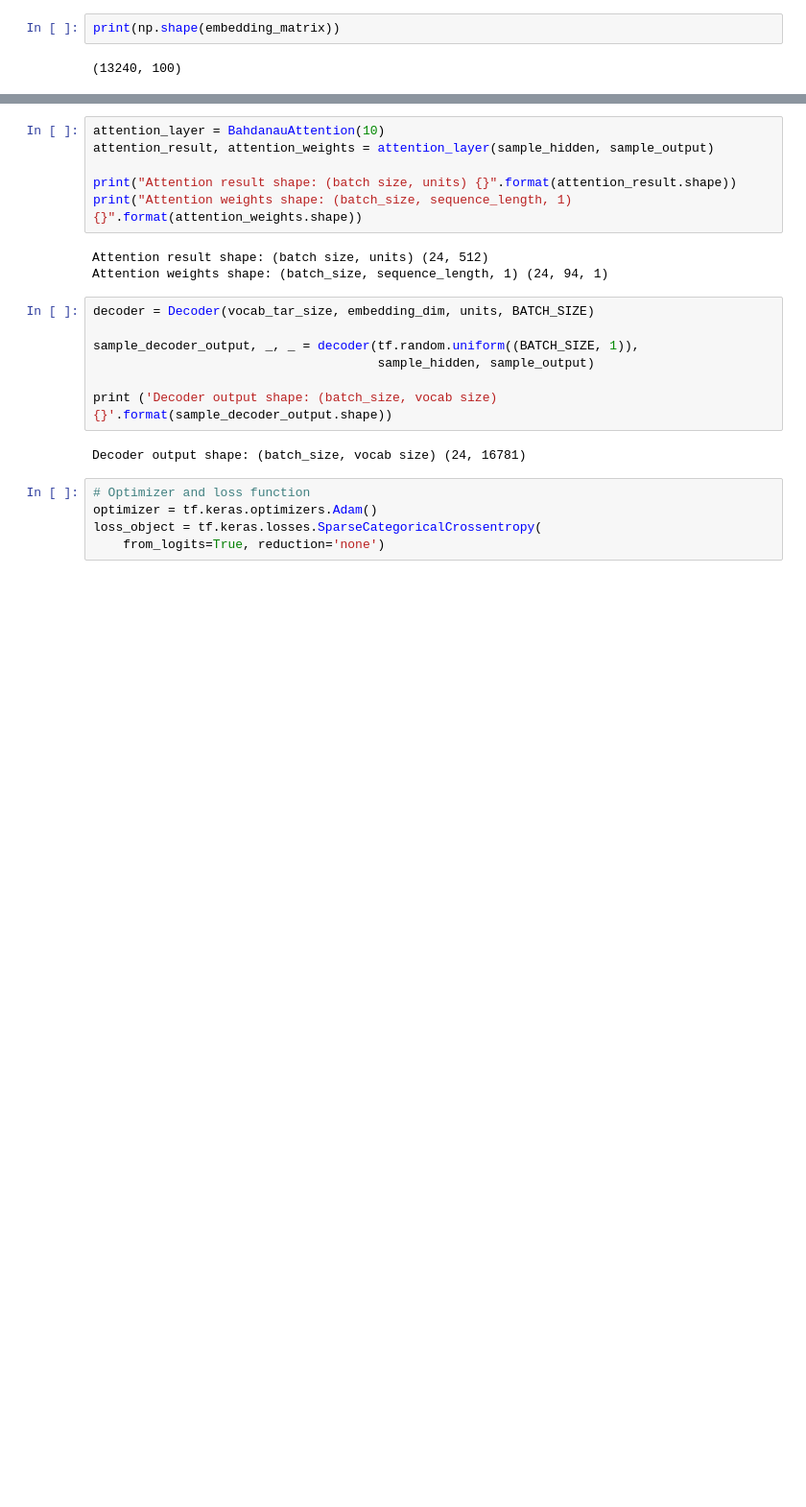
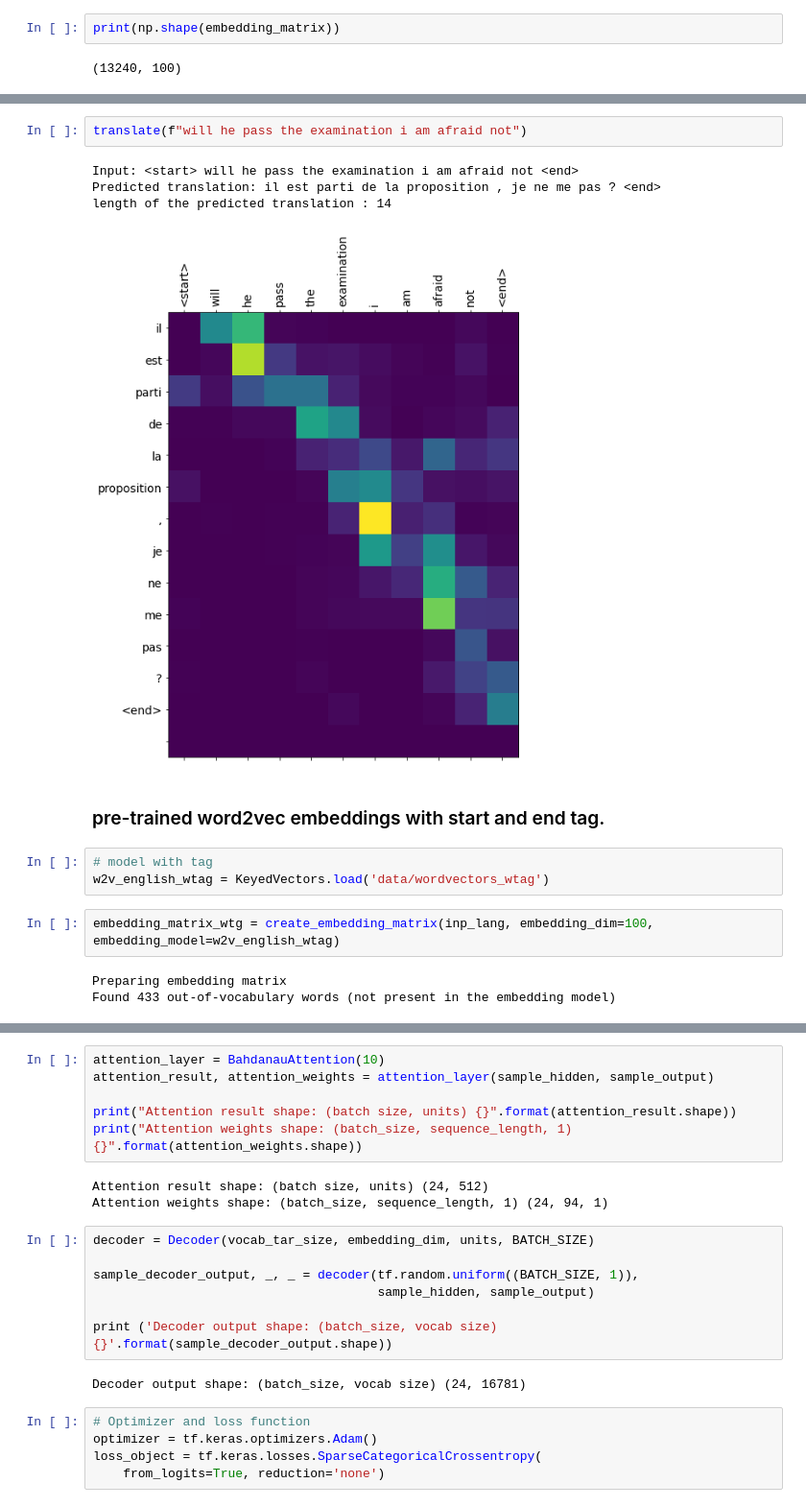
Before and after one commit to harmanpreet93/low-resource-machine-translation, a Jupyter notebook: notebooks/Attention.ipynb, the cells around one changed output, grey strips where cells are left out. Shown: that part at 96% size. Saved outputs shown, nothing was run; the diff lists cells and outputs as text; blank space fills up the shorter version.

```diff
--- a/notebooks/Attention.ipynb
+++ b/notebooks/Attention.ipynb
@@ -688,0 +873,17 @@ Encoder Hidden state shape: (batch size, units) (24, 512)
+# %%
+translate(f"will he pass the examination i am afraid not")
+# %% [output]
+Input: <start> will he pass the examination i am afraid not <end>
+Predicted translation: il est parti de la proposition , je ne me pas ? <end>
+length of the predicted translation : 14
+[figure, added]
+# %% [markdown]
+### pre-trained word2vec embeddings with start and end tag.
+# %%
+# model with tag
+w2v_english_wtag = KeyedVectors.load('data/wordvectors_wtag')
+# %%
+embedding_matrix_wtg = create_embedding_matrix(inp_lang, embedding_dim=100, embedding_model=w2v_english_wtag)
+# %% [output]
+Preparing embedding matrix
+Found 433 out-of-vocabulary words (not present in the embedding model)
```
Also changed, not shown: parts of 75 cells of this notebook.
